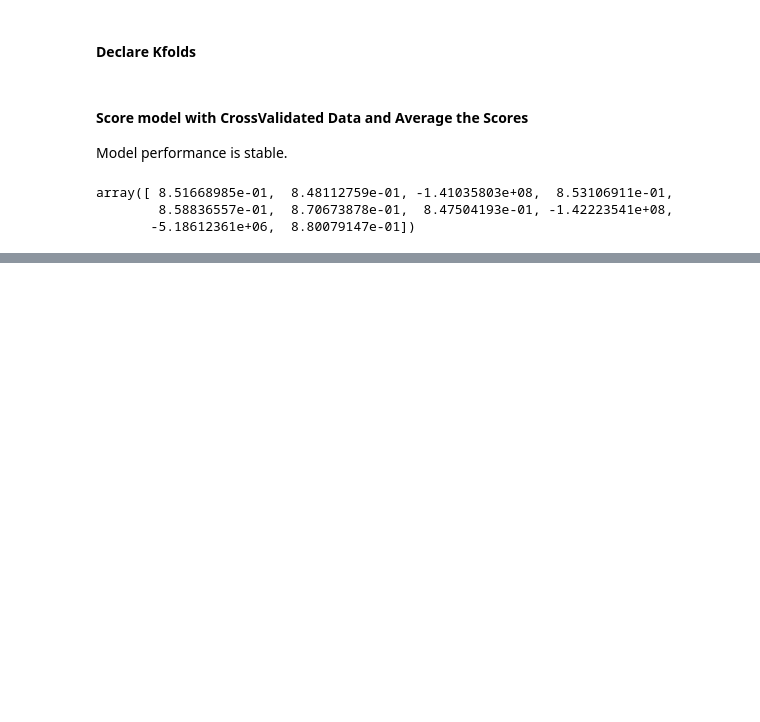
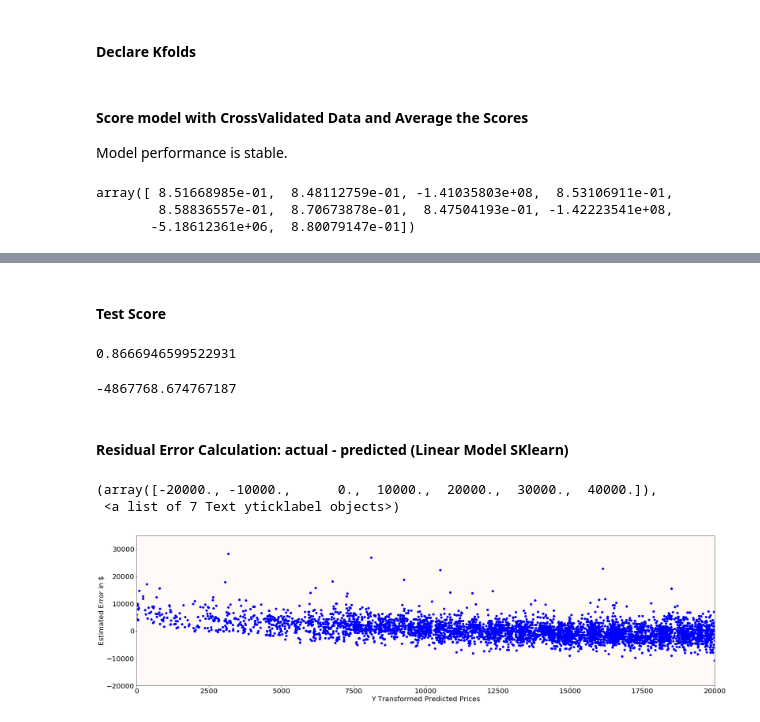
Before and after one commit to kavehamini/Used-Car-Price-Predictor, a Jupyter notebook: Machine Learning-Used Car Price Predictor-Simple.ipynb, the cells around one changed output, grey strips where cells are left out. Saved outputs shown, nothing was run; the diff lists cells and outputs as text; code cells hidden in the pictures; blank space fills up the shorter version.

```diff
--- a/Machine Learning-Used Car Price Predictor-Simple.ipynb
+++ b/Machine Learning-Used Car Price Predictor-Simple.ipynb
@@ -153,0 +227,52 @@ array([ 8.51668985e-01,  8.48112759e-01, -1.41035803e+08,  8.53106911e-01,
+# %%
+from sklearn import pipeline, feature_selection, model_selection, linear_model, preprocessing
+# Preprocessing Pipeline
+select_pipe = pipeline.Pipeline(
+    # some features have missing values so this fills in the mean for them
+    # this imputer is lazy and often helpful but not always the best option
+    [("imp", preprocessing.Imputer()),
+     # scale our features before linear models. it's good data hygiene
+#      ("std", preprocessing.StandardScaler()),
+#      we'll use select k best to adjust model complexity
+#      ("select",
+#       feature_selection.SelectKBest(
+#           score_func=feature_selection.f_regression)),
+     ("lin", linear_model.LinearRegression())
+    ])
+# %% [markdown]
+#### Test Score
+# %%
+select_pipe.fit(X_train,y_train)
+select_pipe.score(X_train,y_train)
+select_pipe.score(X_test,y_test)
+# %% [output]
+0.8666946599522931
+# %%
+# Intercept
+select_pipe.named_steps["lin"].intercept_
+# %% [output]
+-4867768.674767187
+# %%
+predict_y_train=select_pipe.predict(X_train)
+# %% [markdown]
+#### Residual Error Calculation: actual - predicted (Linear Model SKlearn)
+# %%
+residual_error=y_train - predict_y_train
+# %%
+#Visualize the error:
+plt.figure(figsize=(30, 8))
+plt.xlim(2000, 20000)
+plt.subplot(facecolor=('#FFF9F8'))
+plt.scatter(predict_y_train, residual_error,c='blue')
+# plt.title('Model Residual Error after Transformation',fontsize=30)
+plt.ylabel('Estimated Error in $',fontsize=20)
+plt.xlabel('Y Transformed Predicted Prices',fontsize=20)
+plt.ylim(-20000,35000)
+plt.xlim(0,20000)
+plt.xticks(fontsize=20)
+plt.yticks(fontsize=20)
+# plt.savefig('img5_Residsklearn.jpeg')
+# %% [output]
+(array([-20000., -10000.,      0.,  10000.,  20000.,  30000.,  40000.]),
+ <a list of 7 Text yticklabel objects>)
+[figure, added]
```
Also changed, not shown: parts of 24 cells of this notebook.
